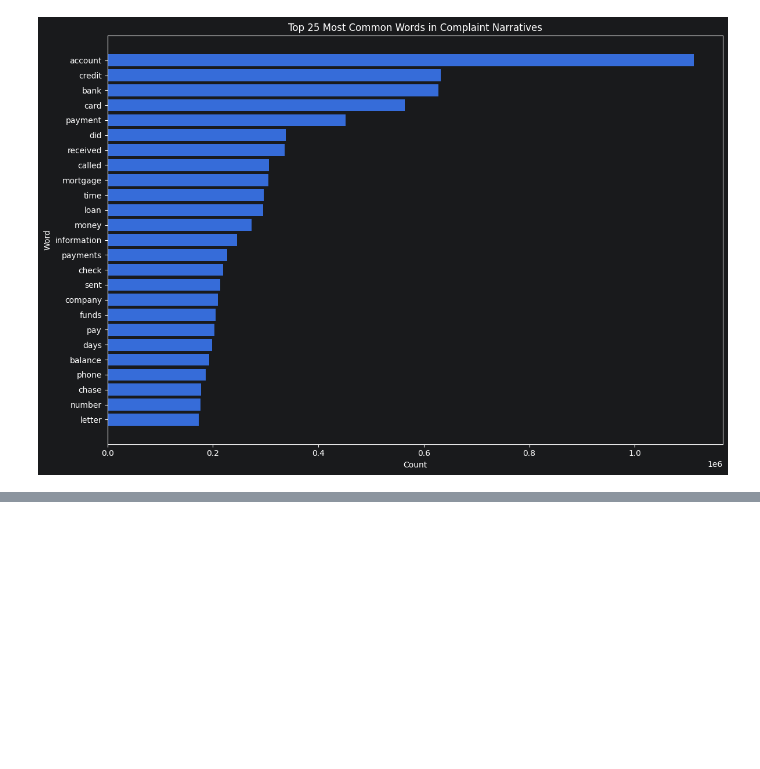
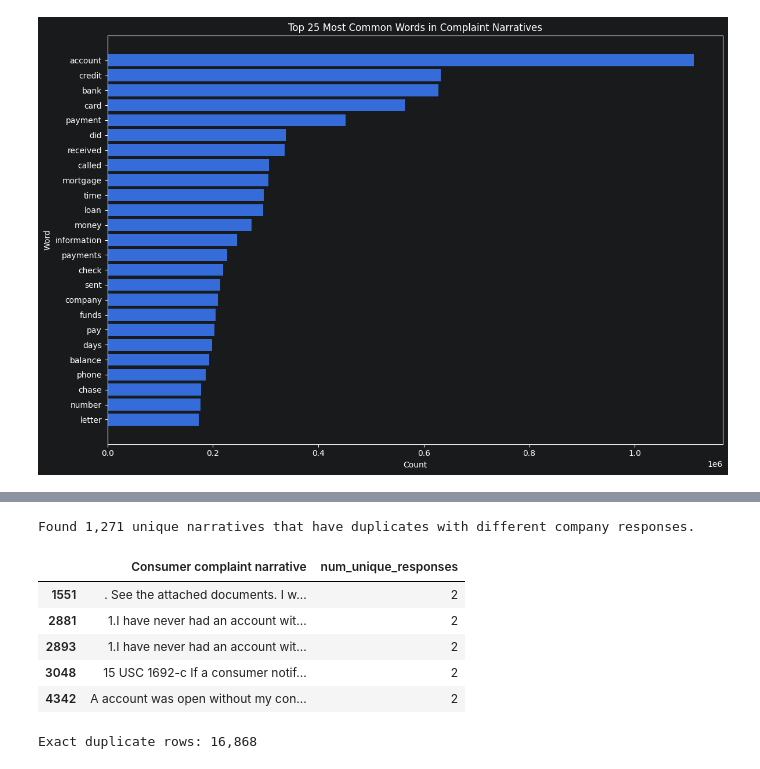
Before and after one commit to n-tamm/cfpb_mortgage_complaints, a Jupyter notebook: notebooks/01a_data_exploration_narratives.ipynb, the cells around one changed output, grey strips where cells are left out. Drawn from its saved outputs; the diff is of its cells as text; code cells hidden in the pictures; blank space fills up the shorter version.

```diff
--- a/notebooks/consumer_complaints_eda_v3.ipynb
+++ b/notebooks/01a_data_exploration_narratives.ipynb
@@ -855,0 +893,36 @@ plt.show()
+# %%
+# Group by complaint narrative and count distinct company responses
+duplicate_responses = (
+    df_with_counts
+    .groupby('Consumer complaint narrative')['Company response to consumer']
+    .nunique()
+    .reset_index(name='num_unique_responses')
+)
+
+# Keep narratives that have more than one distinct response
+duplicate_responses = duplicate_responses[
+    duplicate_responses['num_unique_responses'] > 1
+]
+
+print(f'Found {len(duplicate_responses):,} unique narratives that have duplicates with different company responses.')
+duplicate_responses.head()
+# %% [output]
+Found 1,271 unique narratives that have duplicates with different company responses.
+|  | Consumer complaint narrative | num_unique_responses |
+| 1551 | . See the attached documents. I w... | 2 |
+| 2881 | 1.I have never had an account wit... | 2 |
+| 2893 | 1.I have never had an account wit... | 2 |
+| 3048 | 15 USC 1692-c If a consumer notif... | 2 |
+| 4342 | A account was open without my con... | 2 |
+# %%
+# Calculate exact duplicates on narrative AND company response
+exact_duplicate_count = df_with_counts.duplicated(
+    subset=[
+        'Consumer complaint narrative',
+        'Company response to consumer'
+    ]
+).sum()
+
+print(f'Exact duplicate rows: {exact_duplicate_count:,}')
+# %% [output]
+Exact duplicate rows: 16,868
```
Also changed, not shown: parts of 4 cells of this notebook, 1 other file.
